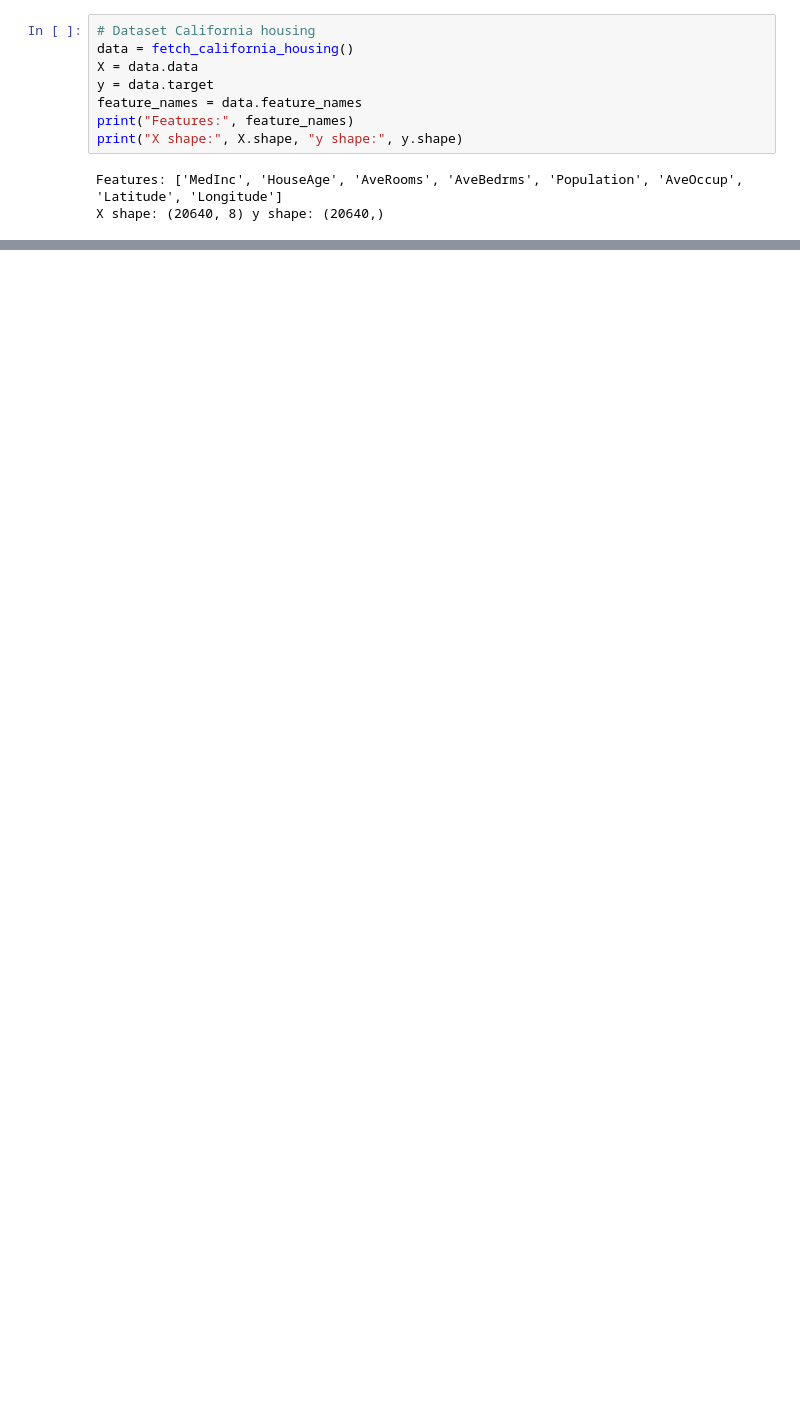
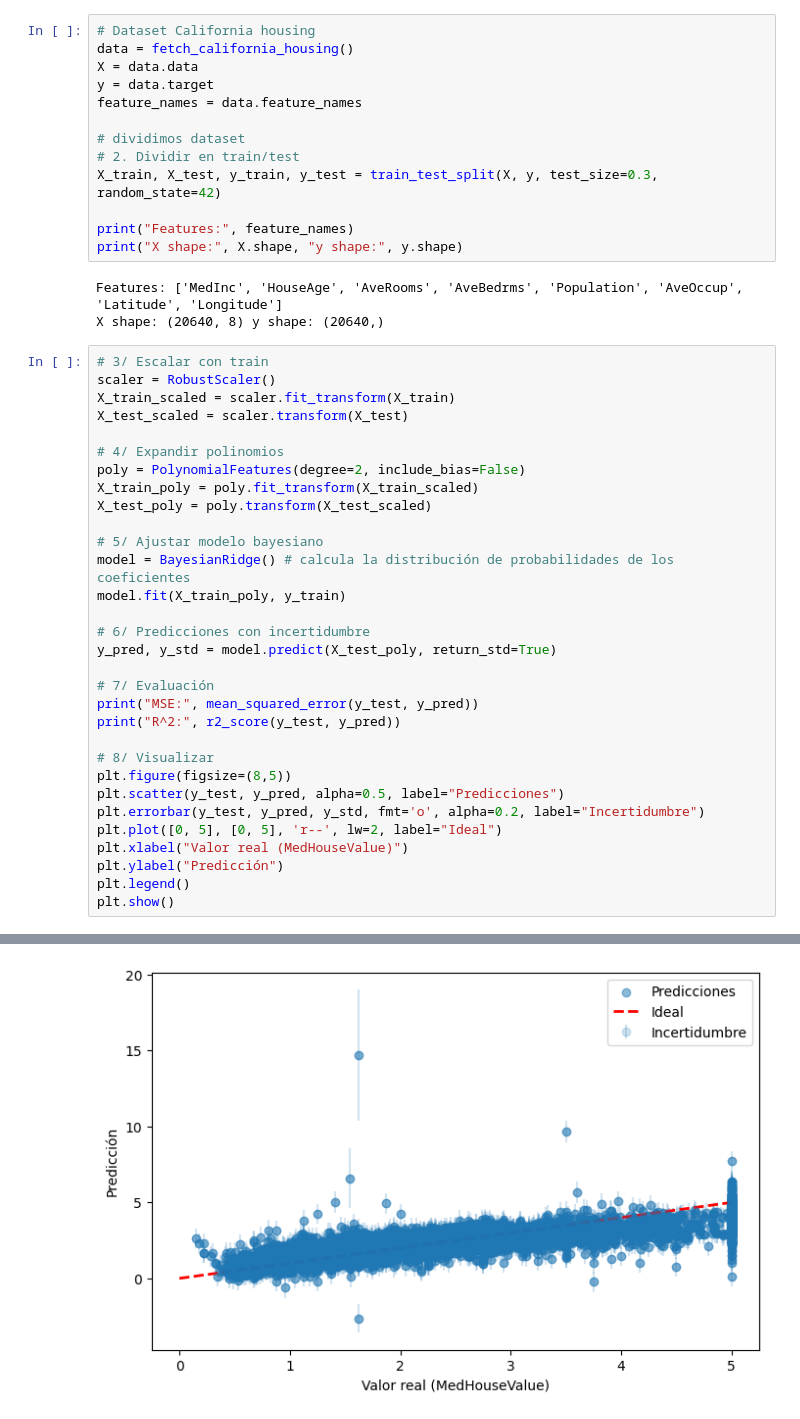
Before and after one commit to juan-holguin/TAM_2025_2, a Jupyter notebook: Taller_parcial/Taller_parcial_juan_holguin.ipynb, the cells around one changed output, grey strips where cells are left out. Drawn from its saved outputs; the diff is of its cells as text; blank space fills up the shorter version.

```diff
--- a/Taller_parcial/Taller_parcial_juan_holguin.ipynb
+++ b/Taller_parcial/Taller_parcial_juan_holguin.ipynb
@@ -303,8 +385,45 @@ data = fetch_california_housing()
 X = data.data
 y = data.target
 feature_names = data.feature_names
+
+# dividimos dataset
+# 2. Dividir en train/test
+X_train, X_test, y_train, y_test = train_test_split(X, y, test_size=0.3, random_state=42)
+
 print("Features:", feature_names)
 print("X shape:", X.shape, "y shape:", y.shape)
 # %% [output]
 Features: ['MedInc', 'HouseAge', 'AveRooms', 'AveBedrms', 'Population', 'AveOccup', 'Latitude', 'Longitude']
 X shape: (20640, 8) y shape: (20640,)
+# %%
+# 3/ Escalar con train
+scaler = RobustScaler()
+X_train_scaled = scaler.fit_transform(X_train)
+X_test_scaled = scaler.transform(X_test)
+
+# 4/ Expandir polinomios
+poly = PolynomialFeatures(degree=2, include_bias=False)
+X_train_poly = poly.fit_transform(X_train_scaled)
+X_test_poly = poly.transform(X_test_scaled)
+
+# 5/ Ajustar modelo bayesiano
+model = BayesianRidge() # calcula la distribución de probabilidades de los coeficientes
+model.fit(X_train_poly, y_train)
+
+# 6/ Predicciones con incertidumbre
+y_pred, y_std = model.predict(X_test_poly, return_std=True)
+
+# 7/ Evaluación
+print("MSE:", mean_squared_error(y_test, y_pred))
+print("R^2:", r2_score(y_test, y_pred))
+
+# 8/ Visualizar
+plt.figure(figsize=(8,5))
+plt.scatter(y_test, y_pred, alpha=0.5, label="Predicciones")
+plt.errorbar(y_test, y_pred, y_std, fmt='o', alpha=0.2, label="Incertidumbre")
+plt.plot([0, 5], [0, 5], 'r--', lw=2, label="Ideal")
+plt.xlabel("Valor real (MedHouseValue)")
+plt.ylabel("Predicción")
+plt.legend()
+plt.show()
+# %% [output]
@@ -310,0 +432 @@ X shape: (20640, 8) y shape: (20640,)
+[figure, added]
```
Also changed, not shown: parts of 15 cells of this notebook.
